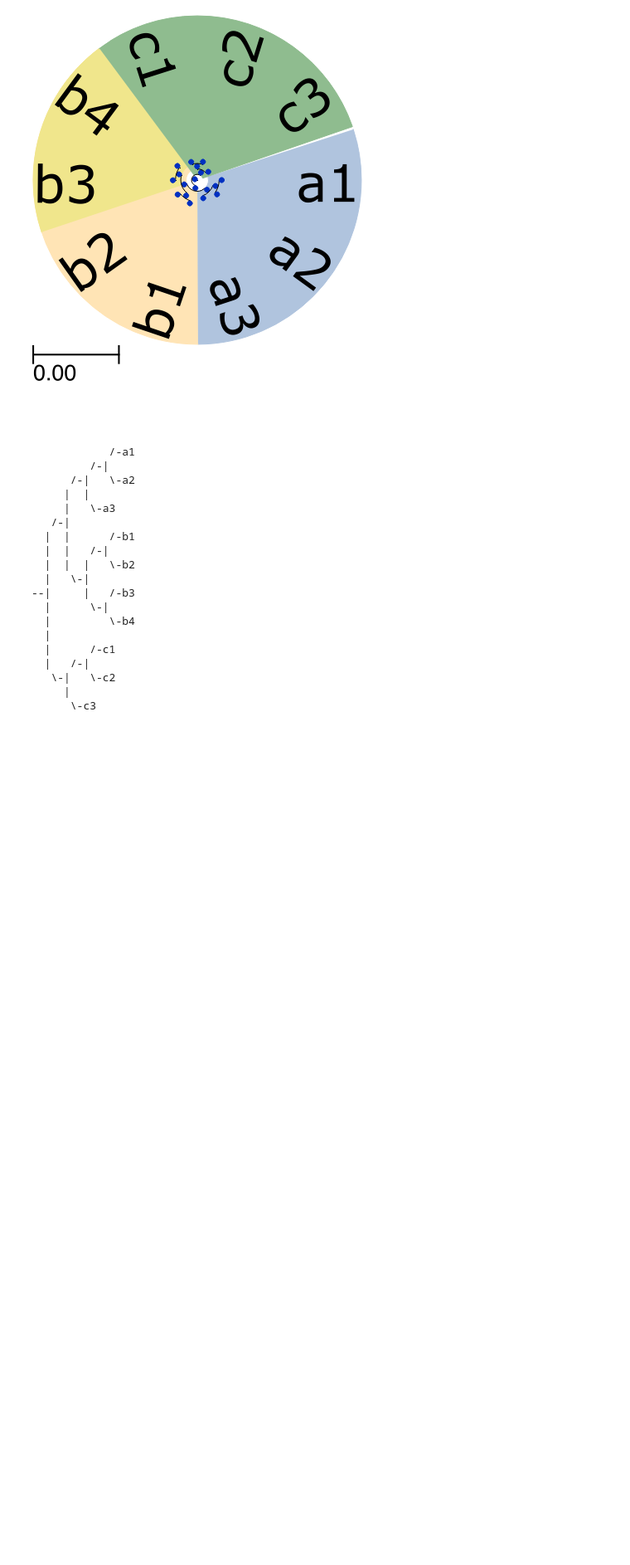
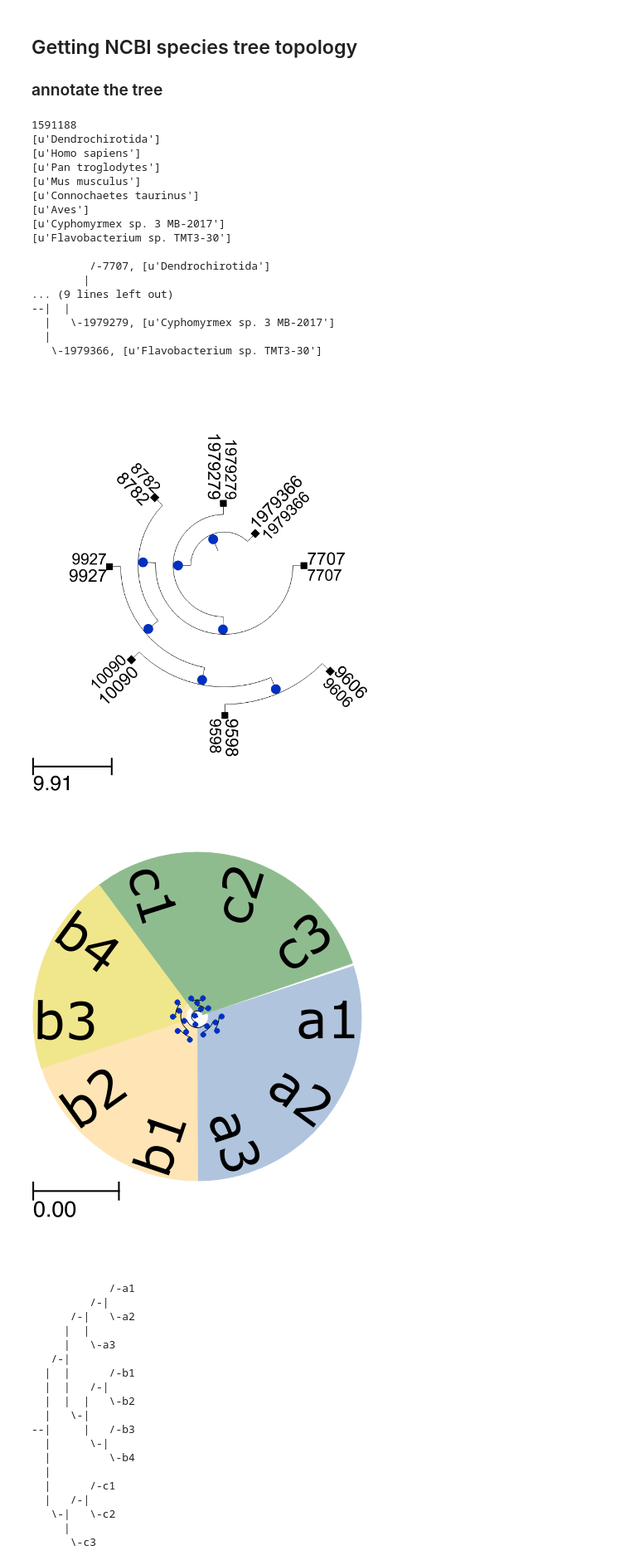
Before and after one commit to hamid58b/bio, a Jupyter notebook: ete/ETE Examples.ipynb, the cells around one changed output. Shown at 83% size. Drawn from its saved outputs; the diff is of its cells as text; code cells hidden in the pictures; blank space fills up the shorter version.

Commit message:
ncbi taxonomy tree of life

```diff
--- a/ete/ETE Examples.ipynb
+++ b/ete/ETE Examples.ipynb
@@ -0,0 +3,4 @@
+# %%
+def get_name(tax_id):
+    ncbi =NCBITaxa()
+    return (ncbi.translate_to_names([tax_id]))
@@ -0,0 +33,13 @@
+# %%
+from ete3 import NCBITaxa, Tree, TreeStyle
+from IPython.display import Image, display
+
+ncbi = NCBITaxa()
+tax_list=[1979279, 9927,9598, 10090,9606, 7707, 8782,1979366]
+t = ncbi.get_topology(tax_list,intermediate_nodes=False)
+
+for node in t:
+    node.add_features(color=colors.get(node.name, "none"))
+    node.add_features(tax2name=  str(get_name(int(node.name)) ))
+print t.get_ascii(attributes=["name" ,"tax2name"], show_internal=False)
+t.show()
@@ -1,3 +62,60 @@
+# %% [markdown]
+## Getting NCBI species tree topology
+### annotate the tree
+# %%
+from ete3 import NCBITaxa, Tree, TreeStyle
+from IPython.display import Image, display
+
+ncbi = NCBITaxa()
+with open("ncbi_tax_id.csv") as f:
+    tax_list=f.read().splitlines()
+print (len(tax_list))
+#print (id2lineage(9927))
+tax_list=[1979279, 9927,9598, 10090,9606, 7707, 8782,1979366]
+# tax_list=[1980754, 1980752, 1979878, 1979847, 1979539, 1979538, 1979537, 1979536]
+tree = ncbi.get_topology(tax_list[:1000],intermediate_nodes=False)
+#print (tree)
+#print tree.get_ascii(attributes=["sci_name", "rank","name"])
+
+for leaf in tree:
+    print (get_name(int(leaf.name)))
+    leaf.add_features(nametax=str(get_name(int(leaf.name))))
+    #print (ncbi.get_lineage(n.name))
+print (tree.get_ascii(attributes=["name", "nametax"], show_internal=False))
+tree.show()
+
+# Create an empty TreeStyle
+ts = TreeStyle()
+# Set our custom layout function
+#ts.layout_fn = layout
+# Draw a tree
+ts.mode = "c"
+
+ncbi.annotate_tree(tree, taxid_attr='name')
+
+# show the tree in ETE browser
+tree.show()
+tree.render("ncbi_db.png", w=800, tree_style=ts)
+display(Image("ncbi_db.png"))
+# %% [output]
+1591188
+[u'Dendrochirotida']
+[u'Homo sapiens']
+[u'Pan troglodytes']
+[u'Mus musculus']
+[u'Connochaetes taurinus']
+[u'Aves']
+[u'Cyphomyrmex sp. 3 MB-2017']
+[u'Flavobacterium sp. TMT3-30']
+
+         /-7707, [u'Dendrochirotida']
+        |
+... (9 lines left out)
+--|  |
+  |   \-1979279, [u'Cyphomyrmex sp. 3 MB-2017']
+  |
+   \-1979366, [u'Flavobacterium sp. TMT3-30']
+[figure, added]
 # %%
 from ete3 import Tree, faces, AttrFace, TreeStyle, NodeStyle
 from IPython.display import Image, display
```
Also changed, not shown: parts of 12 cells of this notebook, 14 other files.
